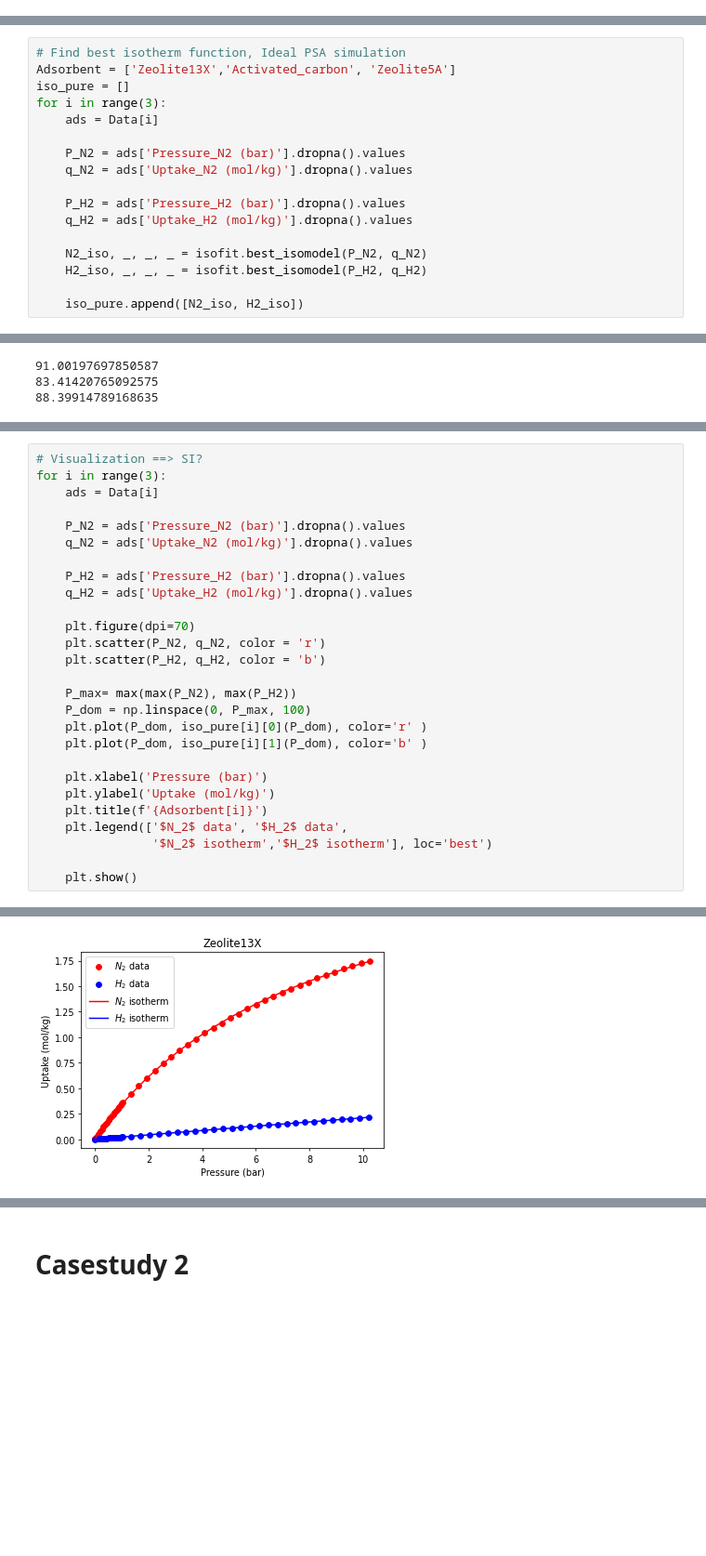
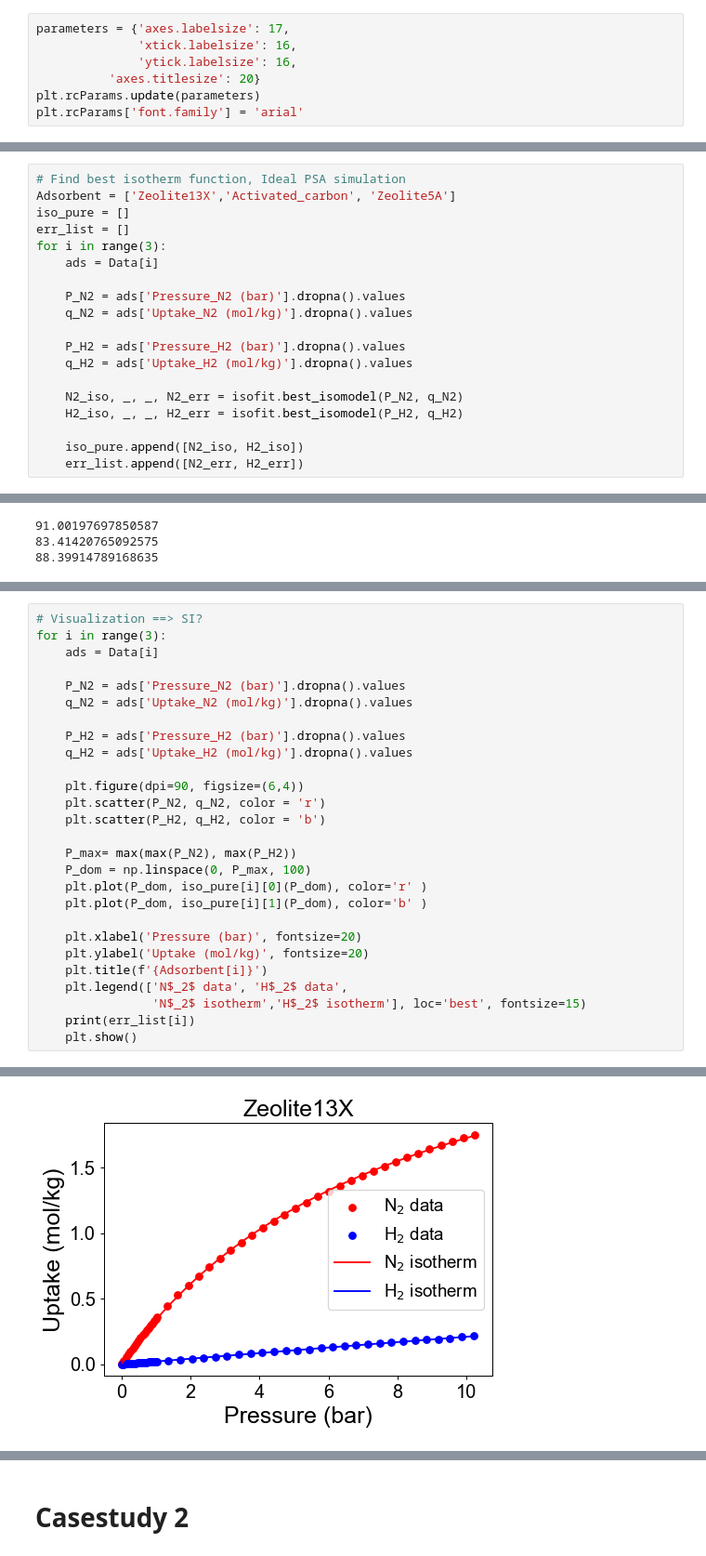
Before and after one commit to NahyeonAn/pyAPEP, a Jupyter notebook: Usage & casestudies/2. Casestudies.ipynb, the cells around one changed output, grey strips where cells are left out. Shown: that part at 93% size. Saved outputs shown, nothing was run; the diff lists cells and outputs as text; blank space fills up the shorter version.

```diff
--- a/Usage & casestudies/2. Casestudies.ipynb
+++ b/Usage & casestudies/2. Casestudies.ipynb
@@ -12,6 +12,13 @@ import copy
 
 # Data visualization package import
 import matplotlib.pyplot as plt
+# %%
+parameters = {'axes.labelsize': 17,
+              'xtick.labelsize': 16,
+              'ytick.labelsize': 16,
+          'axes.titlesize': 20}
+plt.rcParams.update(parameters)
+plt.rcParams['font.family'] = 'arial'
 # %%
 # Data import
 # adsorbent 1
@@ -26,6 +33,7 @@ Data = [Data_zeo13, Data_ac, Data_zeo5]
 # Find best isotherm function, Ideal PSA simulation
 Adsorbent = ['Zeolite13X','Activated_carbon', 'Zeolite5A']
 iso_pure = []
+err_list = []
 for i in range(3):
     ads = Data[i]
 
@@ -35,10 +43,11 @@ for i in range(3):
     P_H2 = ads['Pressure_H2 (bar)'].dropna().values
     q_H2 = ads['Uptake_H2 (mol/kg)'].dropna().values
 
-    N2_iso, _, _, _ = isofit.best_isomodel(P_N2, q_N2)
-    H2_iso, _, _, _ = isofit.best_isomodel(P_H2, q_H2)
+    N2_iso, _, _, N2_err = isofit.best_isomodel(P_N2, q_N2)
+    H2_iso, _, _, H2_err = isofit.best_isomodel(P_H2, q_H2)
 
     iso_pure.append([N2_iso, H2_iso])
+    err_list.append([N2_err, H2_err])
 # %%
 iso_mix_list = []
 for i in range(3):
@@ -99,7 +108,7 @@ for i in range(3):
     P_H2 = ads['Pressure_H2 (bar)'].dropna().values
     q_H2 = ads['Uptake_H2 (mol/kg)'].dropna().values
 
-    plt.figure(dpi=70)
+    plt.figure(dpi=90, figsize=(6,4))
     plt.scatter(P_N2, q_N2, color = 'r')
     plt.scatter(P_H2, q_H2, color = 'b')
 
@@ -108,11 +117,11 @@ for i in range(3):
     plt.plot(P_dom, iso_pure[i][0](P_dom), color='r' )
     plt.plot(P_dom, iso_pure[i][1](P_dom), color='b' )
 
-    plt.xlabel('Pressure (bar)')
-    plt.ylabel('Uptake (mol/kg)')
+    plt.xlabel('Pressure (bar)', fontsize=20)
+    plt.ylabel('Uptake (mol/kg)', fontsize=20)
     plt.title(f'{Adsorbent[i]}')
-    plt.legend(['$N_2$ data', '$H_2$ data',
-                '$N_2$ isotherm','$H_2$ isotherm'], loc='best')
-
+    plt.legend(['N$_2$ data', 'H$_2$ data',
+                'N$_2$ isotherm','H$_2$ isotherm'], loc='best', fontsize=15)
+    print(err_list[i])
     plt.show()
 # %% [output]
@@ -119 +129 @@ for i in range(3):
-[figure, old version]
+[figure, new version]
```
Also changed, not shown: parts of 13 cells of this notebook, 40 other files.
